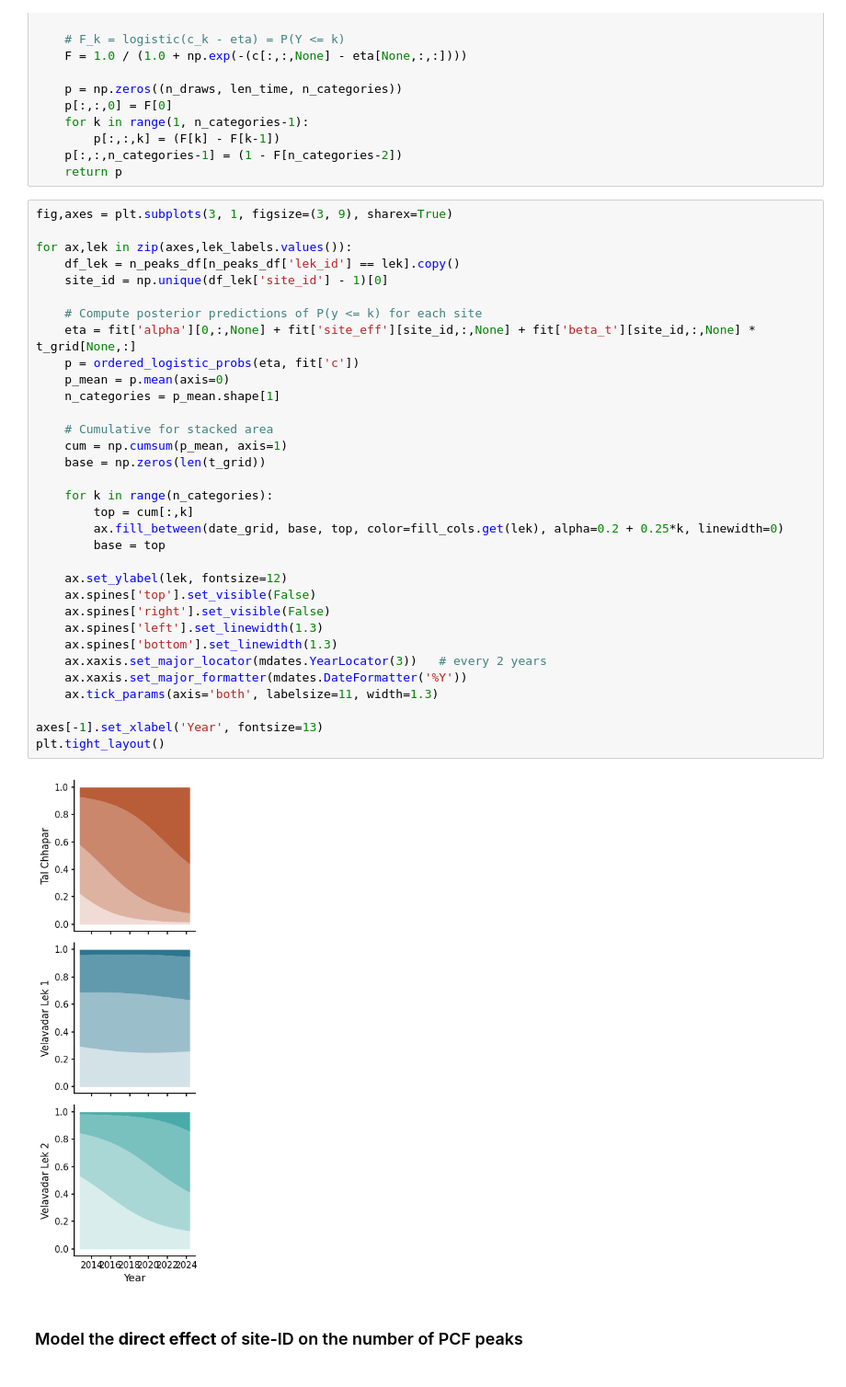
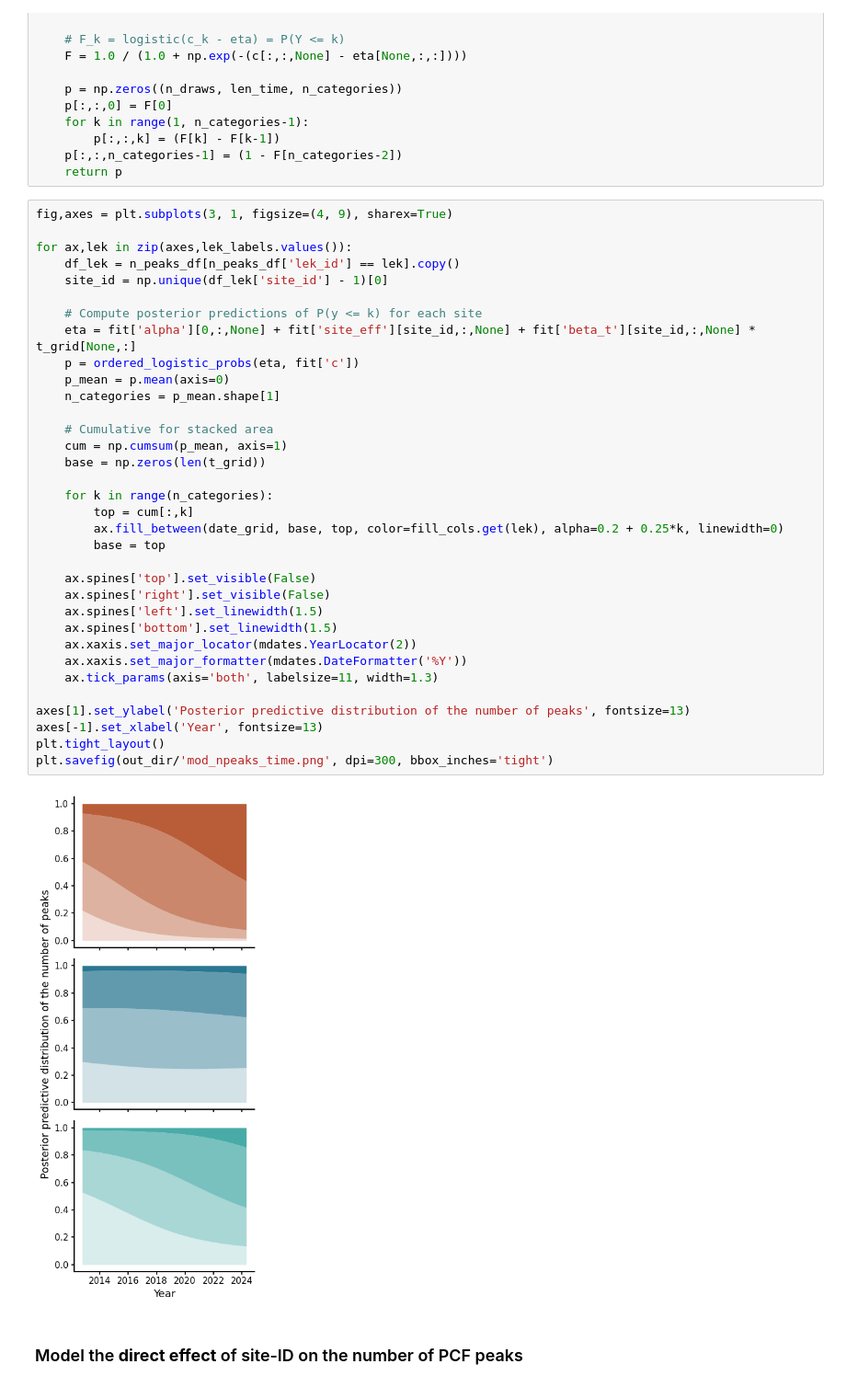
Before and after one commit to ruthviksp/territory_geometry, a Jupyter notebook: model_pcf.ipynb, the cells around one changed output. Shown at 92% size. Cells and saved outputs as stored; diff of their text form.

Commit message:
updated pcf plots

```diff
--- a/model_pcf.ipynb
+++ b/model_pcf.ipynb
@@ -401,40 +402,41 @@ def ordered_logistic_probs(eta, c):
     p[:,:,n_categories-1] = (1 - F[n_categories-2])
     return p
 # %%
-fig,axes = plt.subplots(3, 1, figsize=(3, 9), sharex=True)
+fig,axes = plt.subplots(3, 1, figsize=(4, 9), sharex=True)
 
 for ax,lek in zip(axes,lek_labels.values()):
     df_lek = n_peaks_df[n_peaks_df['lek_id'] == lek].copy()
     site_id = np.unique(df_lek['site_id'] - 1)[0]
 
     # Compute posterior predictions of P(y <= k) for each site
     eta = fit['alpha'][0,:,None] + fit['site_eff'][site_id,:,None] + fit['beta_t'][site_id,:,None] * t_grid[None,:]
     p = ordered_logistic_probs(eta, fit['c'])
     p_mean = p.mean(axis=0)
     n_categories = p_mean.shape[1]
 
     # Cumulative for stacked area
     cum = np.cumsum(p_mean, axis=1)
     base = np.zeros(len(t_grid))
 
     for k in range(n_categories):
         top = cum[:,k]
         ax.fill_between(date_grid, base, top, color=fill_cols.get(lek), alpha=0.2 + 0.25*k, linewidth=0)
         base = top
 
-    ax.set_ylabel(lek, fontsize=12)
     ax.spines['top'].set_visible(False)
     ax.spines['right'].set_visible(False)
-    ax.spines['left'].set_linewidth(1.3)
-    ax.spines['bottom'].set_linewidth(1.3)
-    ax.xaxis.set_major_locator(mdates.YearLocator(3))   # every 2 years
+    ax.spines['left'].set_linewidth(1.5)
+    ax.spines['bottom'].set_linewidth(1.5)
+    ax.xaxis.set_major_locator(mdates.YearLocator(2))
     ax.xaxis.set_major_formatter(mdates.DateFormatter('%Y'))
     ax.tick_params(axis='both', labelsize=11, width=1.3)
 
+axes[1].set_ylabel('Posterior predictive distribution of the number of peaks', fontsize=13)
 axes[-1].set_xlabel('Year', fontsize=13)
 plt.tight_layout()
+plt.savefig(out_dir/'mod_npeaks_time.png', dpi=300, bbox_inches='tight')
 # %% [output]
-[figure, old version]
+[figure, new version]
 # %% [markdown]
 ### Model the **direct effect** of site-ID on the number of PCF peaks
 # %%
```
Also changed, not shown: parts of 10 cells of this notebook, 9 other files.
